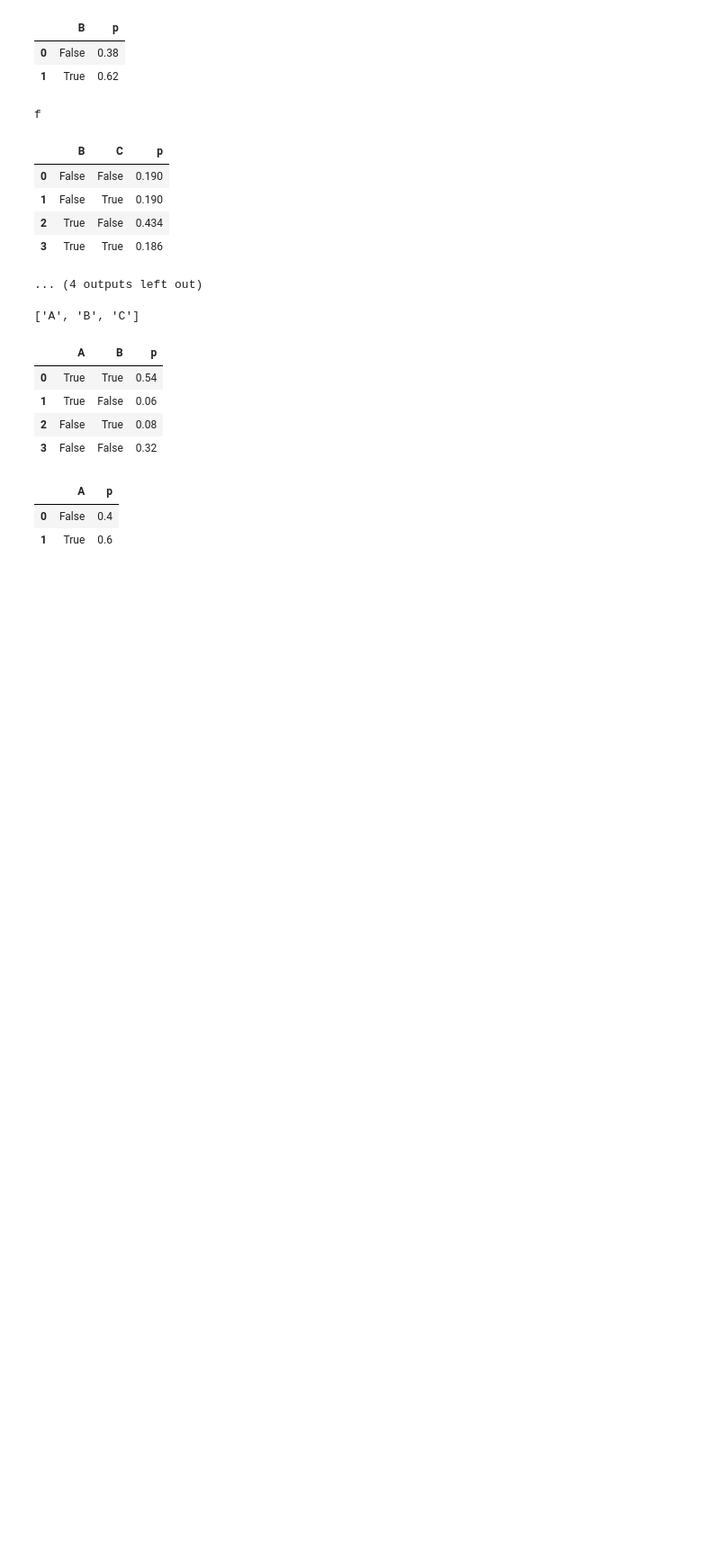
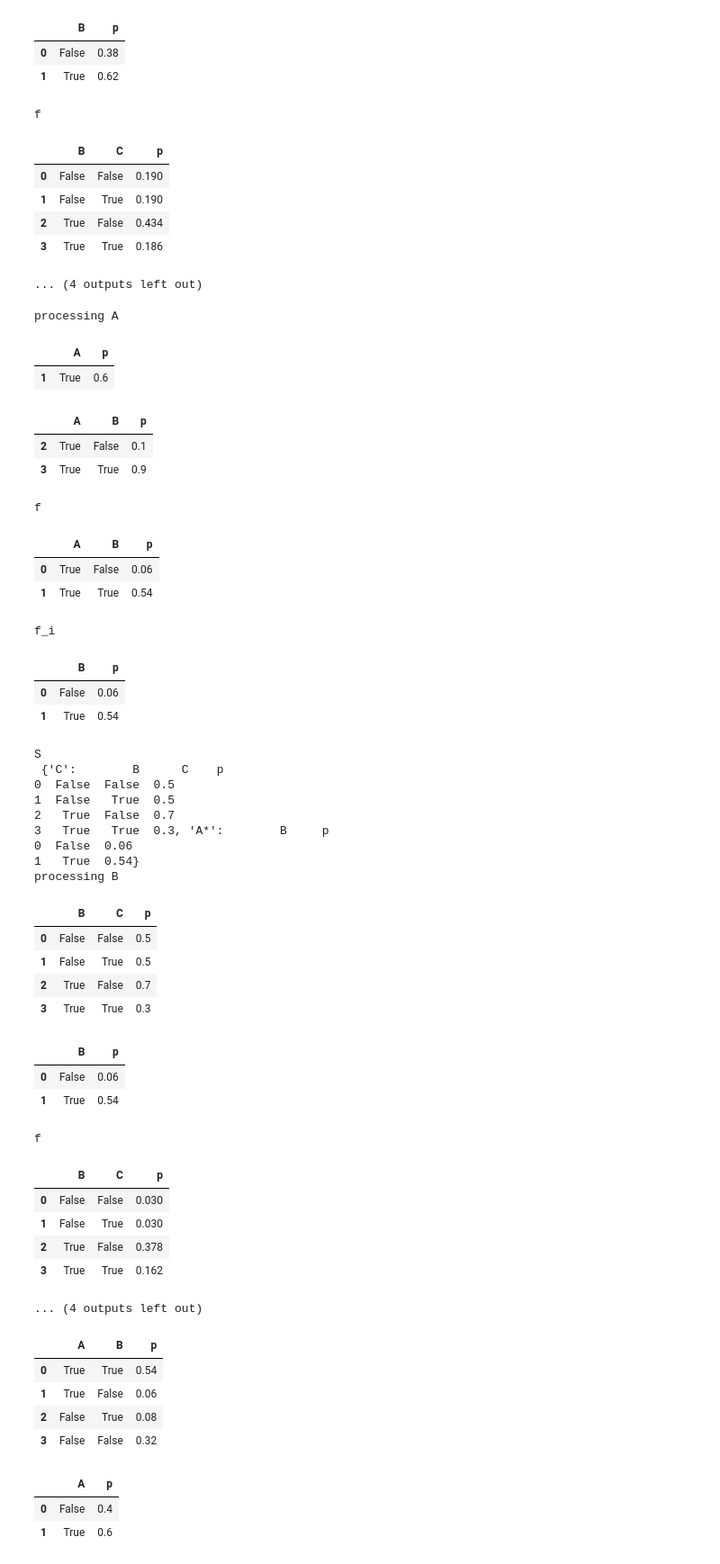
Before and after one commit to OlegBEZb/KR21_project2, a Jupyter notebook: Untitled.ipynb, the cells around one changed output. Shown: that part at 90% size. Drawn from its saved outputs; the diff is of its cells as text; code cells hidden in the pictures; blank space fills up the shorter version.

Commit message:
added evidence to variable elimination

```diff
--- a/Untitled.ipynb
+++ b/Untitled.ipynb
@@ -54,14 +58,51 @@ f
 | 2 | True | False | 0.434 |
 | 3 | True | True | 0.186 |
 ... (4 outputs left out)
+# %%
+bn.variable_elimination(bn, Q=set(['C']), evidence=pd.Series({"A": True}))
+# %% [output]
+processing A
+|  | A | p |
+| 1 | True | 0.6 |
+|  | A | B | p |
+| 2 | True | False | 0.1 |
+| 3 | True | True | 0.9 |
+f
+|  | A | B | p |
+| 0 | True | False | 0.06 |
+| 1 | True | True | 0.54 |
+f_i
+|  | B | p |
+| 0 | False | 0.06 |
+| 1 | True | 0.54 |
+S
+ {'C':        B      C    p
+0  False  False  0.5
+1  False   True  0.5
+2   True  False  0.7
+3   True   True  0.3, 'A*':        B     p
+0  False  0.06
+1   True  0.54}
+processing B
+|  | B | C | p |
+| 0 | False | False | 0.5 |
+| 1 | False | True | 0.5 |
+| 2 | True | False | 0.7 |
+| 3 | True | True | 0.3 |
+|  | B | p |
+| 0 | False | 0.06 |
+| 1 | True | 0.54 |
+f
+|  | B | C | p |
+| 0 | False | False | 0.030 |
+| 1 | False | True | 0.030 |
+| 2 | True | False | 0.378 |
+| 3 | True | True | 0.162 |
+... (4 outputs left out)
 # %%
 # bn.multiply_factors(bn.get_cpt('family-out'), bn.get_cpt('light-on'))
 # %%
 # bn.d_separated('light-on', 'bowel-problem', ['hear-bark'])
-# %%
-bn.get_all_variables()
-# %% [output]
-['A', 'B', 'C']
 # %%
 marg_test_1_df = pd.DataFrame({
     "A": [True, True, False, False],
```
Also changed, not shown: parts of 4 cells of this notebook, 1 other file.
